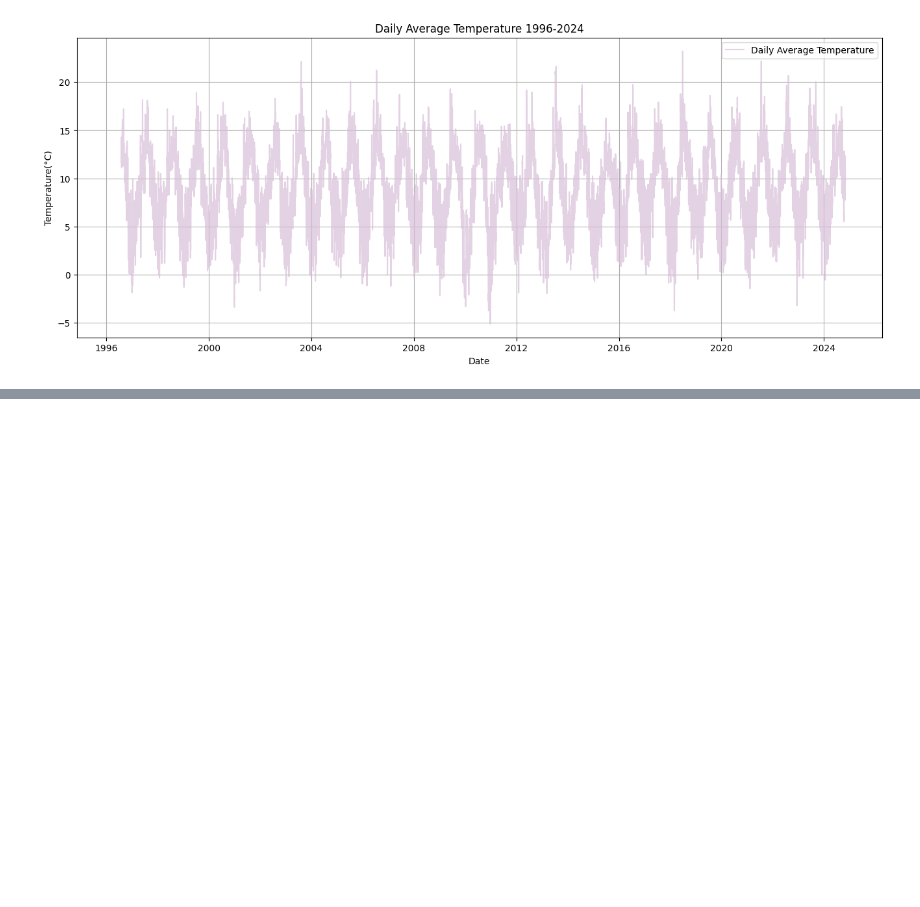
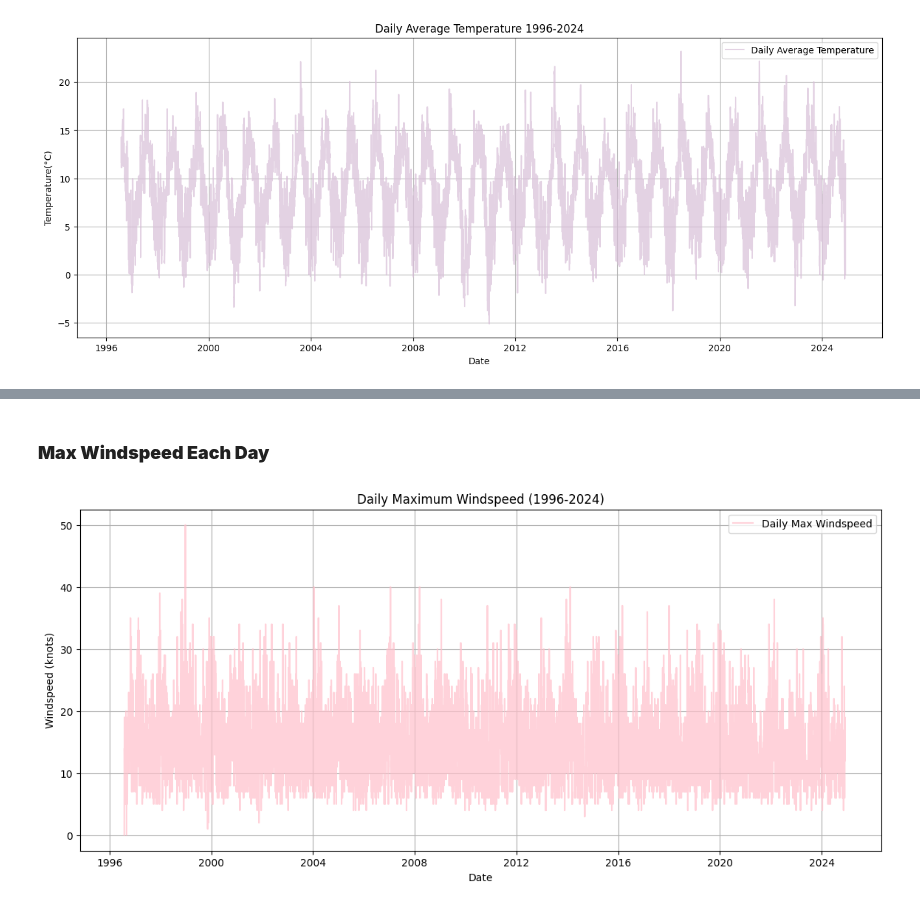
Before and after one commit to briannemcgrath/PFDA, a Jupyter notebook: assignments/assignment06-weather.ipynb, the cells around one changed output, grey strips where cells are left out. Drawn from its saved outputs; the diff is of its cells as text; code cells hidden in the pictures; blank space fills up the shorter version.

```diff
--- a/assignments/assignment06-weather.ipynb
+++ b/assignments/assignment06-weather.ipynb
@@ -156,0 +184,16 @@ plt.show()
+# %% [markdown]
+### **Max Windspeed Each Day**
+# %%
+# daily maximum windspeed
+daily_max_wdsp = df_filtered.resample('D', on='date')['wdsp'].max()
+
+plt.figure(figsize=(14,6))
+plt.plot(daily_max_wdsp.index, daily_max_wdsp, label='Daily Max Windspeed', color='pink', alpha=0.7)
+plt.title('Daily Maximum Windspeed (1996-2024)')
+plt.xlabel('Date')
+plt.ylabel('Windspeed (knots)')
+plt.legend()
+plt.grid(True)
+plt.show()
+# %% [output]
+[figure, added]
```
Also changed, not shown: parts of 28 cells of this notebook, 3 other files.
